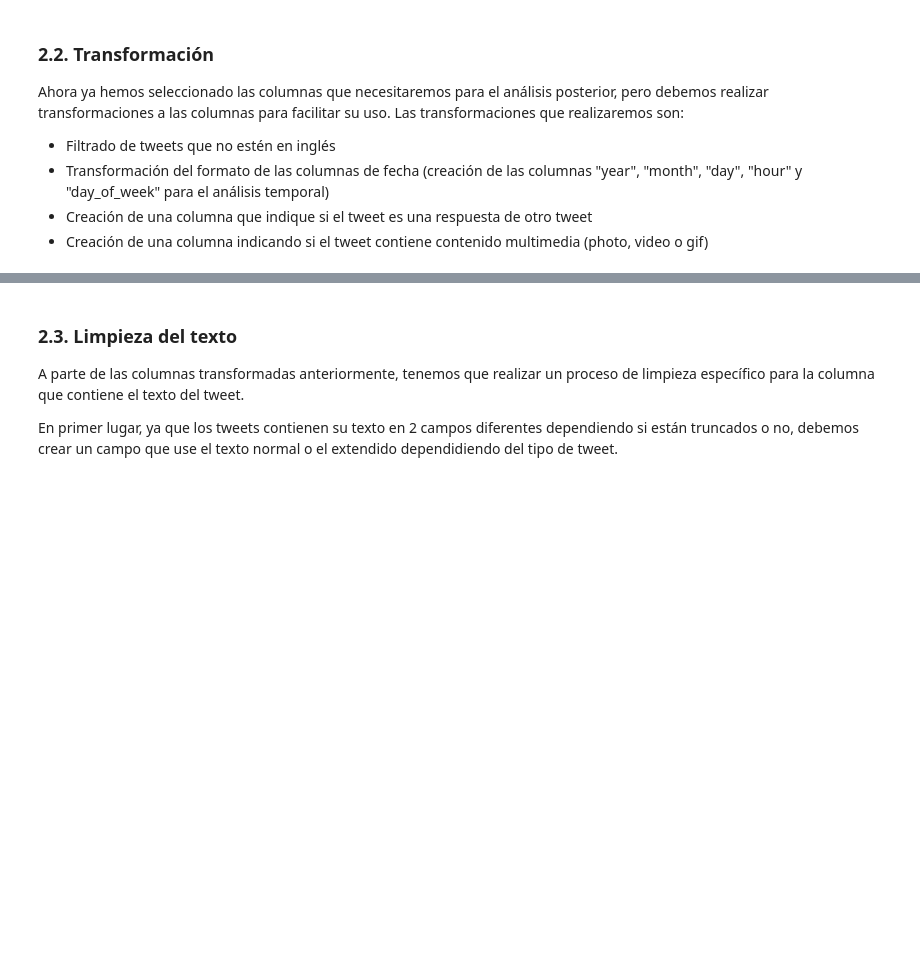
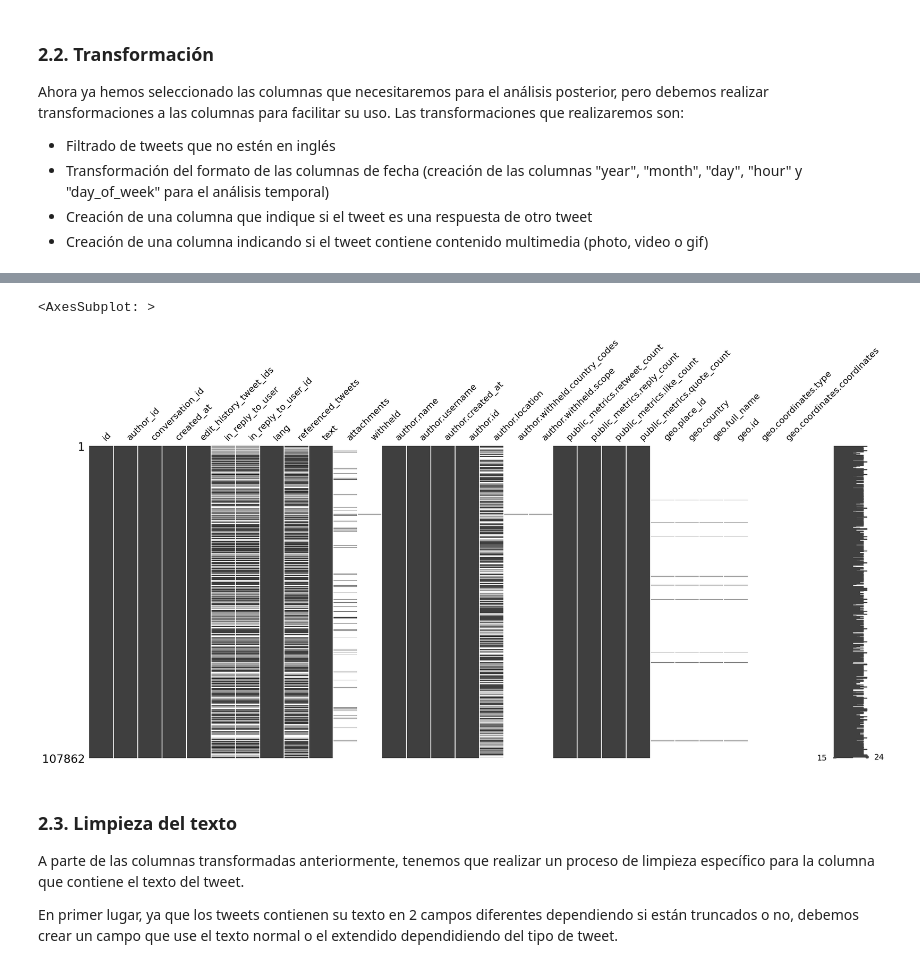
Before and after one commit to Oliph/MiscarriageTwitterAnalysis, a Jupyter notebook: miscarriage-analysis.ipynb, the cells around one changed output, grey strips where cells are left out. Saved outputs shown, nothing was run; the diff lists cells and outputs as text; code cells hidden in the pictures; blank space fills up the shorter version.

```diff
--- a/miscarriage-analysis.ipynb
+++ b/miscarriage-analysis.ipynb
@@ -58,9 +54,14 @@ Los datos que hemos extraído de twitter, que actualmente se encuentran en forma
 path_json = 'dataCollection/tweets.json'
 # %%
 tweets = list()
+n = 0
+max_row = 10000000
 with open(path_json, 'r') as f:
     for l in f:
         tweets.append(json.loads(l))
+        n+=1
+        if n == max_row:
+            break
 
 # Read JSON into Pandas dataframe
 df = pd.DataFrame(tweets)
@@ -78,3 +75,14 @@ df.head()
+# %%
+df = flat_dict_col(df, 'author')
+df = flat_dict_col(df, 'public_metrics')
+df = flat_dict_col(df, 'geo')
+#df = flat_dict_col(df, 'referenced_tweets')
+
+del df['_id']
+
+
+# Transform into date time object
+df['created_at'] = df['created_at'].astype('datetime64[ns]')
 # %% [markdown]
 ### 2.2. Transformación
 
@@ -142,7 +123,7 @@ def apply_transformations(df):
     #df = dates_transformation(df) # Create date columns
     #df = is_reply(df) # Create is_reply column
     #df = media_extraction(df) # Extract if we have media
-    df = remove_extra_spaces(df) # Removing messy spaces from texts
+    #df = remove_extra_spaces(df) # Removing messy spaces from texts
 
     return df
 # %%
@@ -151,3 +141,8 @@ df = apply_transformations(df)
+# %%
+msno.matrix(df)
+# %% [output]
+<AxesSubplot: >
+[figure, added]
 # %% [markdown]
 ### 2.3. Limpieza del texto
 
```
Also changed, not shown: parts of 75 cells of this notebook.
